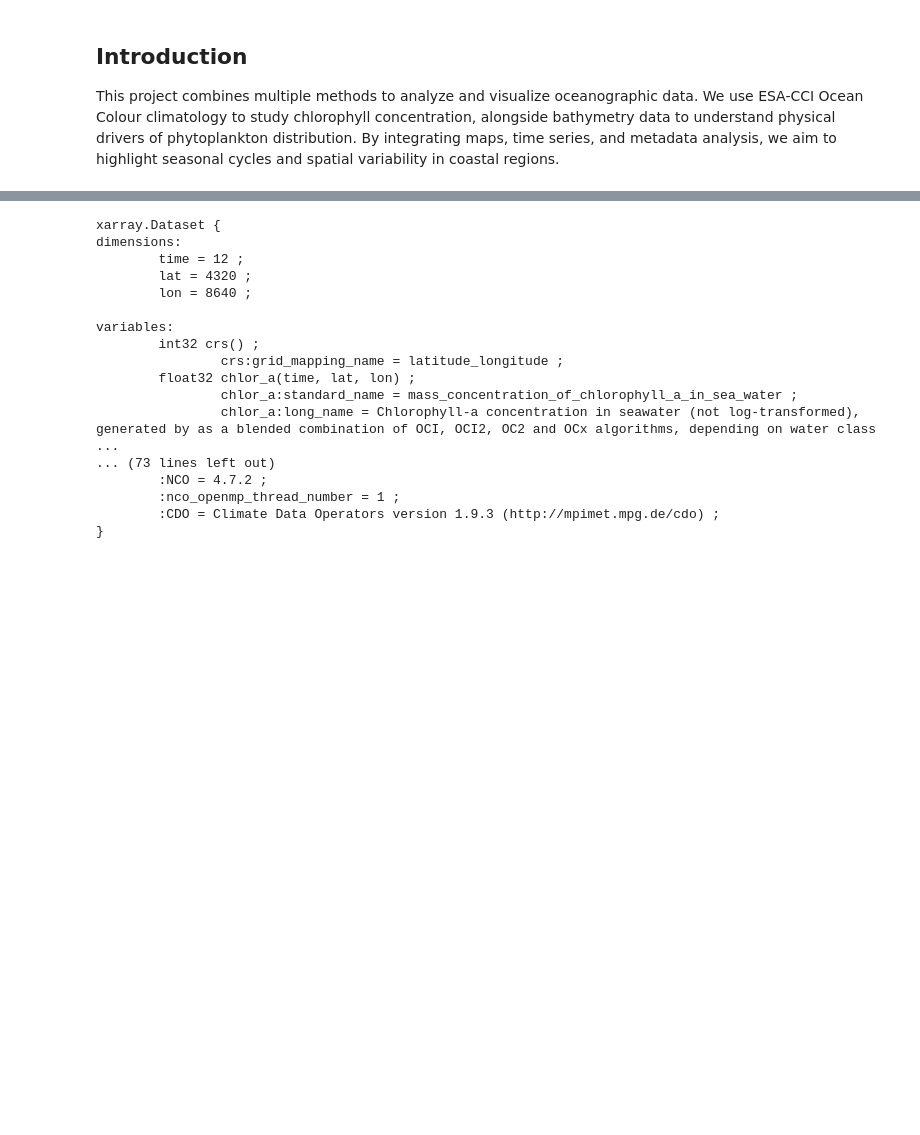
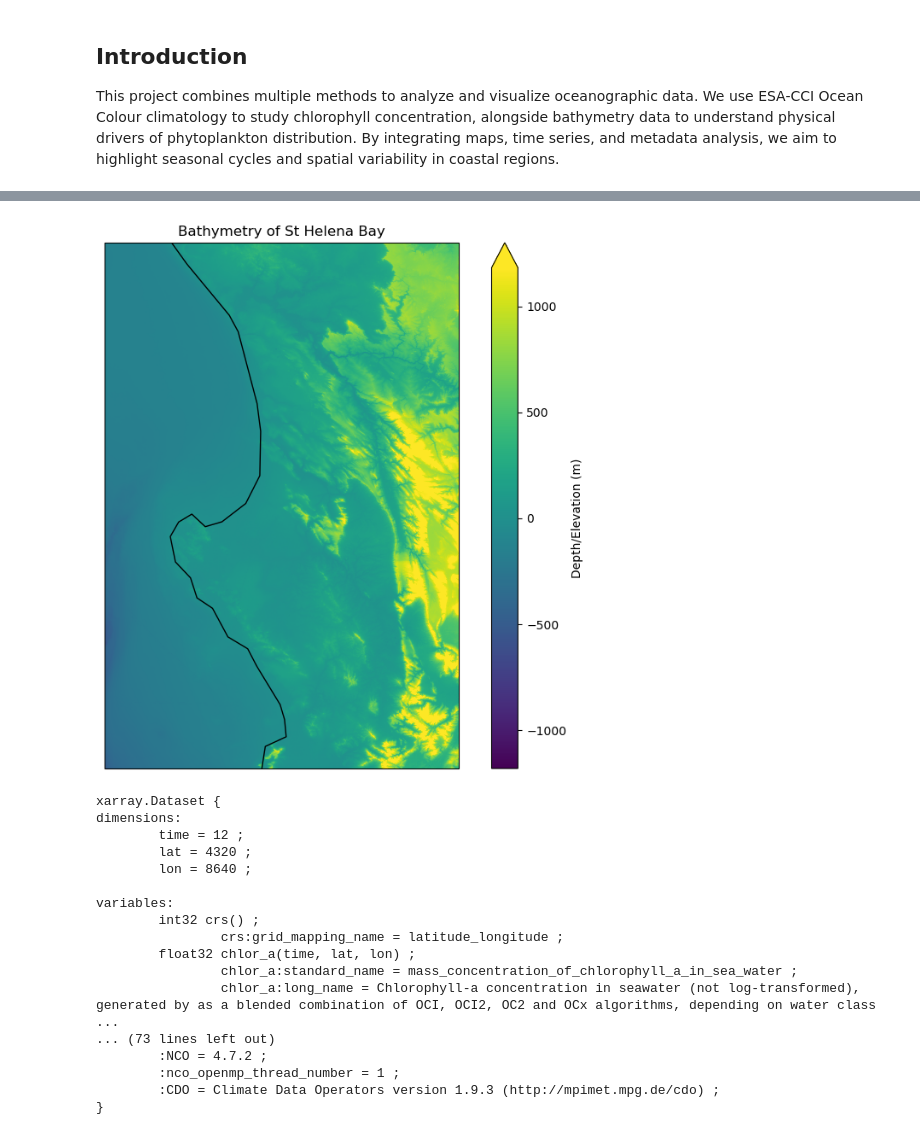
Before and after one commit to koketso18232/SAMOS2026-Core3CS-ASAYIKO, a Jupyter notebook: E5/Exercise5.ipynb, the cells around one changed output, grey strips where cells are left out. Saved outputs shown, nothing was run; the diff lists cells and outputs as text; code cells hidden in the pictures; blank space fills up the shorter version.

```diff
--- a/E5/Exercise5.ipynb
+++ b/E5/Exercise5.ipynb
@@ -13,3 +70,19 @@ By integrating maps, time series, and metadata analysis, we aim to highlight sea
+# %%
+fig = plt.figure(figsize=(10,8))
+ax = plt.axes(projection=ccrs.PlateCarree())
+
+bathy['altitude'].plot(
+    ax=ax,
+    cmap='viridis',
+    robust=True,
+    cbar_kwargs={'label':'Depth/Elevation (m)'}
+)
+
+ax.coastlines(resolution='50m', color='black')
+plt.title("Bathymetry of St Helena Bay")
+plt.show()
+# %% [output]
+[figure, added]
 # %%
 import xarray as xr
 
```
Also changed, not shown: parts of 4 cells of this notebook.
